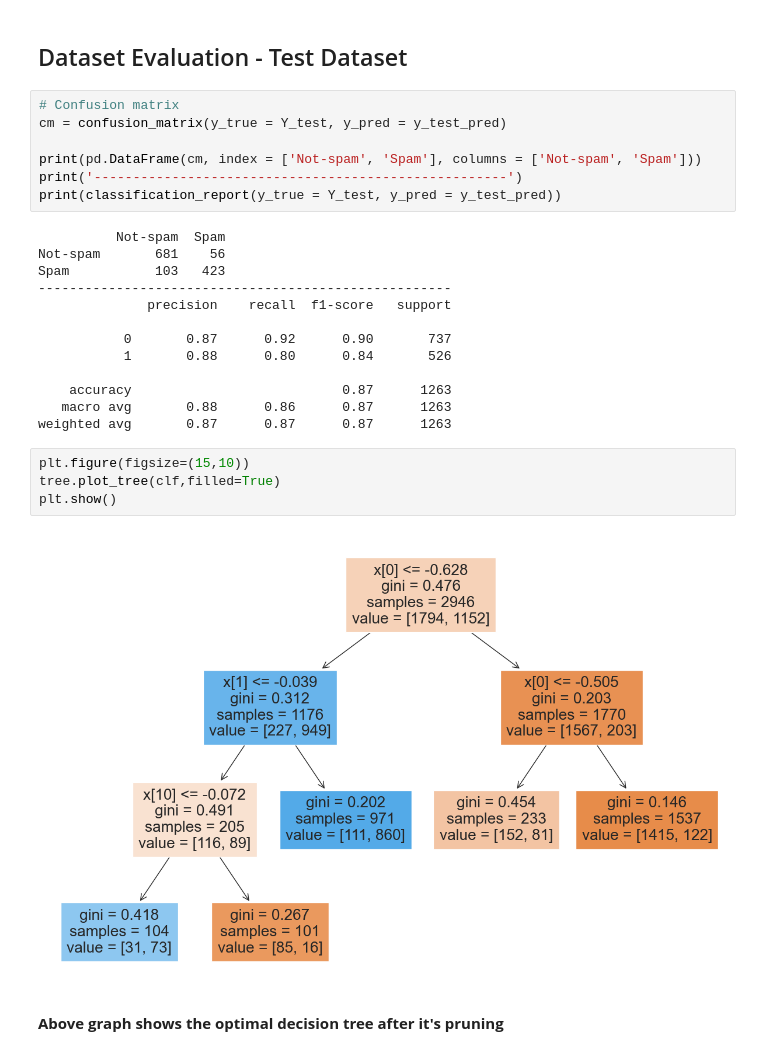
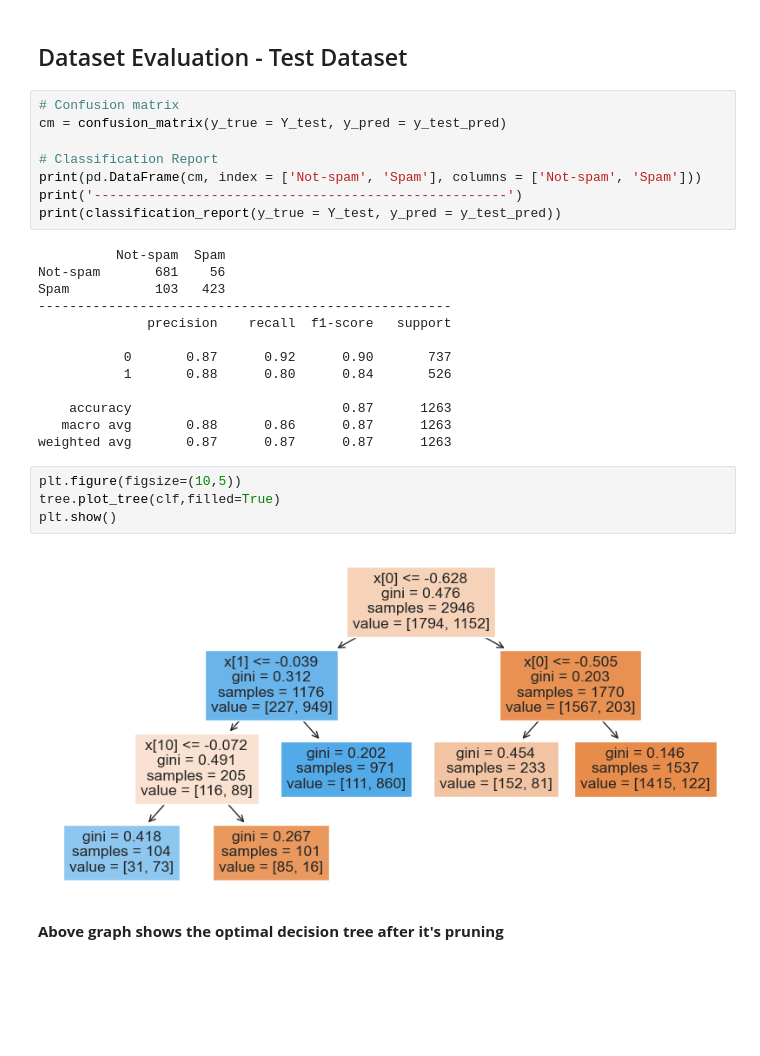
Before and after one commit to KoralegeiKavindya/EmailClassification_MachineLearning_CW, a Jupyter notebook: Coursework_DecisionTree.ipynb, the cells around one changed output. Cells and saved outputs as stored; diff of their text form; blank space fills up the shorter version.

```diff
--- a/Coursework_DecisionTree.ipynb
+++ b/Coursework_DecisionTree.ipynb
@@ -539,6 +544,7 @@ weighted avg       0.88      0.88      0.88      2946
 # Confusion matrix
 cm = confusion_matrix(y_true = Y_test, y_pred = y_test_pred)
 
+# Classification Report
 print(pd.DataFrame(cm, index = ['Not-spam', 'Spam'], columns = ['Not-spam', 'Spam']))
 print('-----------------------------------------------------')
 print(classification_report(y_true = Y_test, y_pred = y_test_pred))
@@ -556,11 +562,11 @@ Spam           103   423
    macro avg       0.88      0.86      0.87      1263
 weighted avg       0.87      0.87      0.87      1263
 # %%
-plt.figure(figsize=(15,10))
+plt.figure(figsize=(10,5))
 tree.plot_tree(clf,filled=True)
 plt.show()
 # %% [output]
-[figure, old version]
+[figure, new version]
 # %% [markdown]
 **Above graph shows the optimal decision tree after it's pruning**
 # %% [markdown]
```
Also changed, not shown: parts of 10 cells of this notebook, 1 other file.
